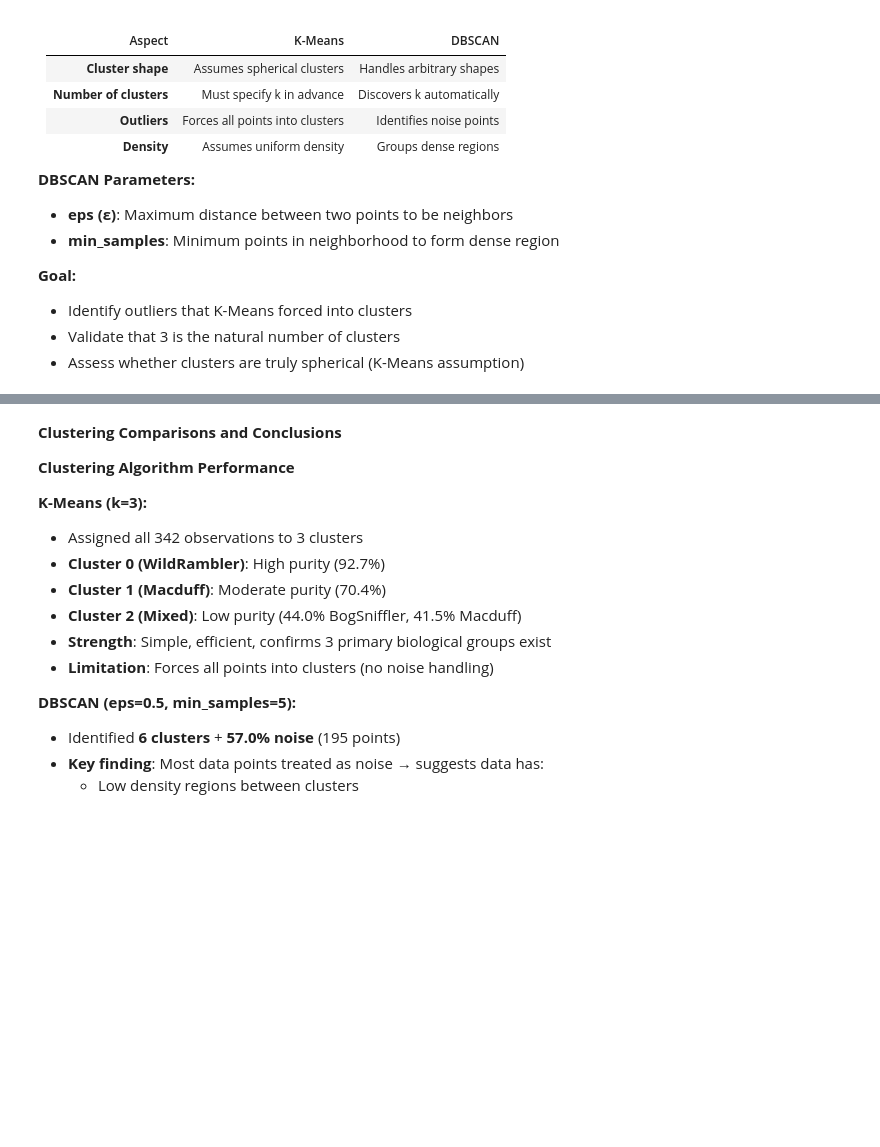
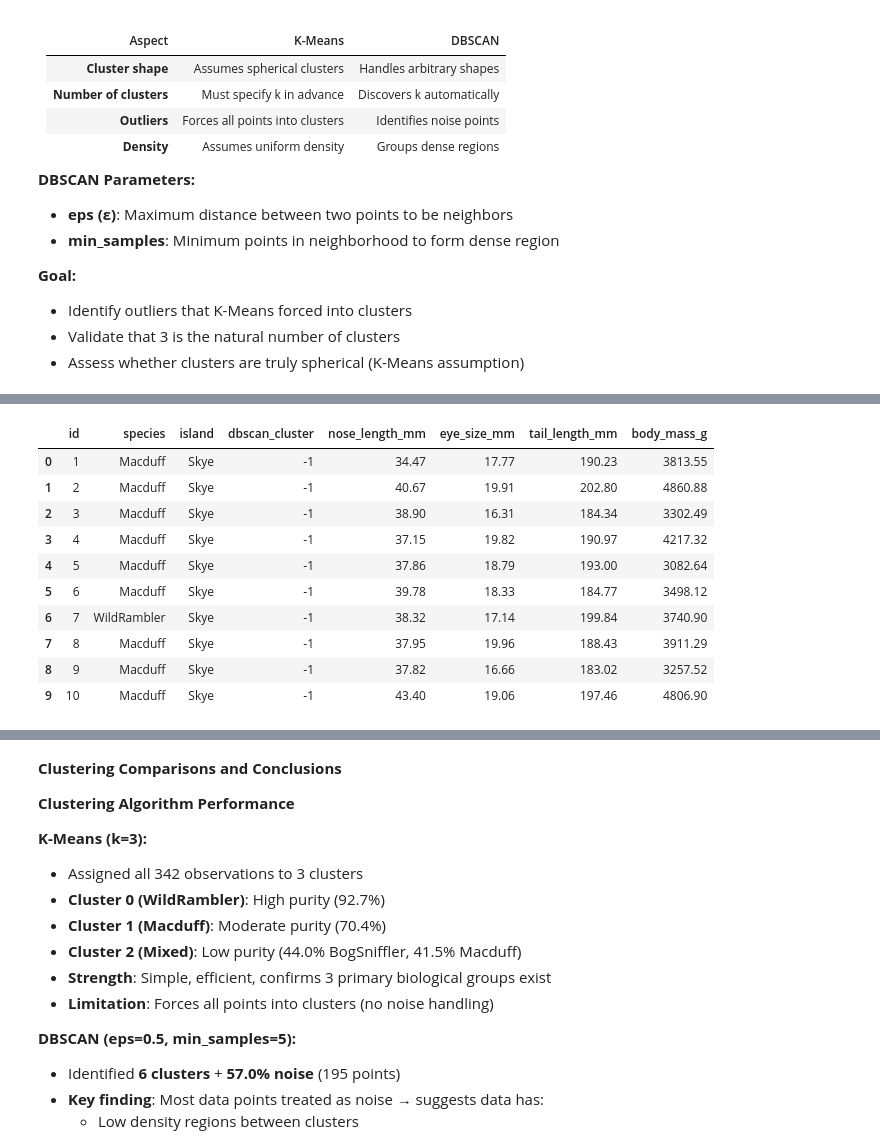
Before and after one commit to naykakashima/haggis-ml-analysis, a Jupyter notebook: scottish-haggis-analysis.ipynb, the cells around one changed output, grey strips where cells are left out. Saved outputs shown, nothing was run; the diff lists cells and outputs as text; code cells hidden in the pictures; blank space fills up the shorter version.

```diff
--- a/scottish-haggis-analysis.ipynb
+++ b/scottish-haggis-analysis.ipynb
@@ -1862,8 +1983,8 @@ for test_eps in [0.4, 0.5, 0.6, 0.7, 0.8]:
 chosen_eps = 0.5  # Adjust based on your k-distance graph results
 chosen_min_samples = 5
 
-print(f"\nFitting DBSCAN with eps={chosen_eps}, min_samples={chosen_min_samples}")
-print("="*70)
+print(f"Fitting DBSCAN with eps={chosen_eps}, min_samples={chosen_min_samples}")
+print("=" * 70)
 
 dbscan = DBSCAN(eps=chosen_eps, min_samples=chosen_min_samples)
 dbscan_labels = dbscan.fit_predict(X_clustering_scaled)
@@ -1875,32 +1996,65 @@ haggis_clean['dbscan_cluster'] = dbscan_labels
 n_clusters_dbscan = len(set(dbscan_labels)) - (1 if -1 in dbscan_labels else 0)
 n_noise = list(dbscan_labels).count(-1)
 
-print(f"\nDBSCAN Results:")
-print(f"  Number of clusters: {n_clusters_dbscan}")
-print(f"  Number of noise points: {n_noise} ({n_noise/len(haggis_clean)*100:.2f}%)")
+print("\nDBSCAN Results Summary:")
+summary_data = {
+    'Metric': ['Number of clusters', 'Number of noise points', 'Noise percentage'],
+    'Value': [n_clusters_dbscan, n_noise, f"{n_noise/len(haggis_clean)*100:.2f}%"]
+}
+summary_df = pd.DataFrame(summary_data)
+display(summary_df)
 
 # Cluster sizes (excluding noise)
-print("\n" + "="*70)
-print("DBSCAN Cluster Sizes:")
-print("="*70)
+print("\nDBSCAN Cluster Sizes:")
+cluster_counts = pd.Series(dbscan_labels[dbscan_labels != -1]).value_counts().sort_index()
+cluster_sizes_df = pd.DataFrame({
+    'Cluster': cluster_counts.index,
+    'Count': cluster_counts.values,
+    'Percentage': (cluster_counts.values / len(haggis_clean) * 100).round(1)
+})
 
-dbscan_counts = pd.Series(dbscan_labels[dbscan_labels != -1]).value_counts().sort_index()
-for cluster_id, count in dbscan_counts.items():
-    percentage = (count / len(haggis_clean)) * 100
-    print(f"Cluster {cluster_id}: {count:3d} observations ({percentage:5.1f}%)")
+# Add noise row if present
+if n_noise > 0:
+    noise_row = pd.DataFrame({
+        'Cluster': ['Noise'],
+        'Count': [n_noise],
+        'Percentage': [round(n_noise / len(haggis_clean) * 100, 1)]
+    })
+    cluster_sizes_df = pd.concat([cluster_sizes_df, noise_row], ignore_index=True)
 
-if n_noise > 0:
-    print(f"Noise:      {n_noise:3d} observations ({n_noise/len(haggis_clean)*100:5.2f}%)")
+display(cluster_sizes_df)
 
 # Analyze noise points
 if n_noise > 0:
-    print("\n" + "="*70)
-    print("Noise Point Analysis:")
-    print("="*70)
+    print("\nNoise Point Analysis:")
+    print("=" * 70)
 
     noise_points = haggis_clean[haggis_clean['dbscan_cluster'] == -1]
-    print(f"\nNoise point characteristics:")
-    print(noise_points[['id', 'species', 'island'] + numeric_features].describe())
 
-    print(f"\nSpecies distribution in noise points:")
-    print(noise_points['species'].value_counts())
+    print("\nNoise Points Descriptive Statistics:")
+    display(noise_points[numeric_features].describe())
+
+    print("\nSpecies Distribution in Noise Points:")
+    species_counts = noise_points['species'].value_counts()
+    species_percentages = (noise_points['species'].value_counts(normalize=True) * 100).round(2)
+    species_df = pd.DataFrame({
+        'Species': species_counts.index,
+        'Count': species_counts.values,
+        'Percentage': species_percentages.values
+    })
+    display(species_df)
+
+    print("\nIsland Distribution in Noise Points:")
+    island_counts = noise_points['island'].value_counts()
+    island_percentages = (noise_points['island'].value_counts(normalize=True) * 100).round(2)
+    island_df = pd.DataFrame({
+        'Island': island_counts.index,
+        'Count': island_counts.values,
+        'Percentage': island_percentages.values
+    })
+    display(island_df)
+
+    # Sample of noise points
+    print("\nSample of Noise Points (First 10):")
+    display(noise_points[['id', 'species', 'island', 'dbscan_cluster'] + numeric_features].head(10))
+# %% [output]
@@ -1907,3 +2102,14 @@ if n_noise > 0:
+|  | id | species | island | dbscan_cluster | nose_length_mm | eye_size_mm | tail_length_mm | body_mass_g |
+| 0 | 1 | Macduff | Skye | -1 | 34.47 | 17.77 | 190.23 | 3813.55 |
+| 1 | 2 | Macduff | Skye | -1 | 40.67 | 19.91 | 202.80 | 4860.88 |
+| 2 | 3 | Macduff | Skye | -1 | 38.90 | 16.31 | 184.34 | 3302.49 |
+| 3 | 4 | Macduff | Skye | -1 | 37.15 | 19.82 | 190.97 | 4217.32 |
+| 4 | 5 | Macduff | Skye | -1 | 37.86 | 18.79 | 193.00 | 3082.64 |
+| 5 | 6 | Macduff | Skye | -1 | 39.78 | 18.33 | 184.77 | 3498.12 |
+| 6 | 7 | WildRambler | Skye | -1 | 38.32 | 17.14 | 199.84 | 3740.90 |
+| 7 | 8 | Macduff | Skye | -1 | 37.95 | 19.96 | 188.43 | 3911.29 |
+| 8 | 9 | Macduff | Skye | -1 | 37.82 | 16.66 | 183.02 | 3257.52 |
+| 9 | 10 | Macduff | Skye | -1 | 43.40 | 19.06 | 197.46 | 4806.90 |
 # %%
 ### 3.5 DBSCAN Comparison
 
```
Also changed, not shown: parts of 14 cells of this notebook.
